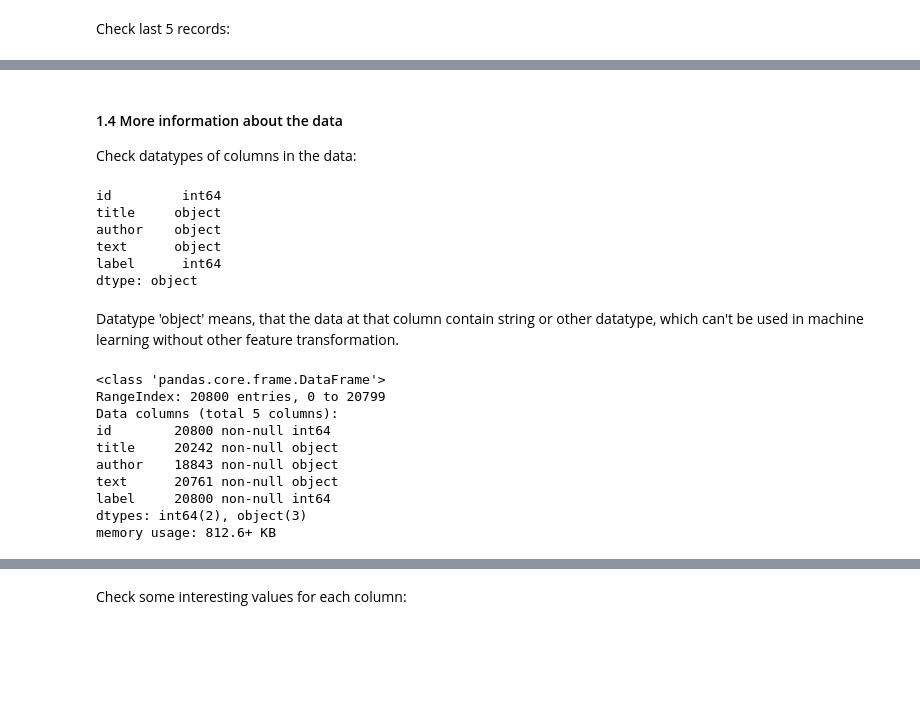
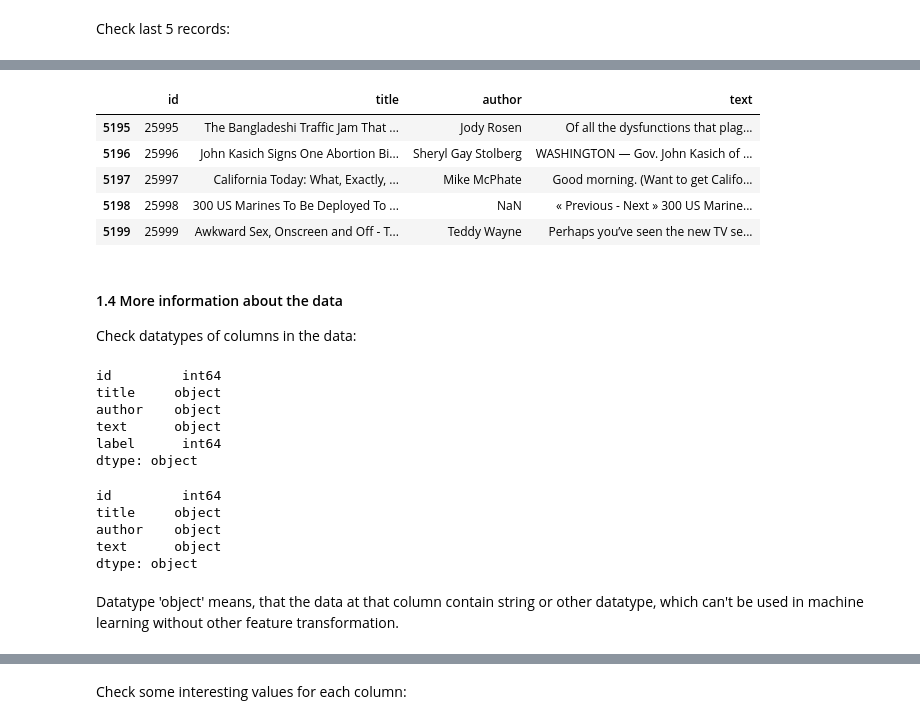
Before and after one commit to pmacinec/fake-news-datasets, a Jupyter notebook: fake_news_datasets.ipynb, the cells around one changed output, grey strips where cells are left out. Saved outputs shown, nothing was run; the diff lists cells and outputs as text; code cells hidden in the pictures; blank space fills up the shorter version.

```diff
--- a/fake_news_datasets.ipynb
+++ b/fake_news_datasets.ipynb
@@ -75,27 +94,34 @@ dataset.tail()
+# %%
+# test dataset
+dataset_test.tail()
+# %% [output]
+|  | id | title | author | text |
+| 5195 | 25995 | The Bangladeshi Traffic Jam That ... | Jody Rosen | Of all the dysfunctions that plag... |
+| 5196 | 25996 | John Kasich Signs One Abortion Bi... | Sheryl Gay Stolberg | WASHINGTON — Gov. John Kasich of ... |
+| 5197 | 25997 | California Today: What, Exactly, ... | Mike McPhate | Good morning. (Want to get Califo... |
+| 5198 | 25998 | 300 US Marines To Be Deployed To ... | NaN | « Previous - Next » 300 US Marine... |
+| 5199 | 25999 | Awkward Sex, Onscreen and Off - T... | Teddy Wayne | Perhaps you’ve seen the new TV se... |
 # %% [markdown]
 #### 1.4 More information about the data
 Check datatypes of columns in the data:
-# %%
-dataset.dtypes
-# %% [output]
-id         int64
-title     object
-author    object
-text      object
-label      int64
-dtype: object
+# %%
+# train dataset
+dataset.dtypes
+# %% [output]
+id         int64
+title     object
+author    object
+text      object
+label      int64
+dtype: object
+# %%
+# test dataset
+dataset_test.dtypes
+# %% [output]
+id         int64
+title     object
+author    object
+text      object
+dtype: object
 # %% [markdown]
 Datatype 'object' means, that the data at that column contain string or other datatype, which can't be used in machine learning without other feature transformation.
-# %%
-dataset.info()
-# %% [output]
-<class 'pandas.core.frame.DataFrame'>
-RangeIndex: 20800 entries, 0 to 20799
-Data columns (total 5 columns):
-id        20800 non-null int64
-title     20242 non-null object
-author    18843 non-null object
-text      20761 non-null object
-label     20800 non-null int64
-dtypes: int64(2), object(3)
-memory usage: 812.6+ KB
```
Also changed, not shown: parts of 20 cells of this notebook.
